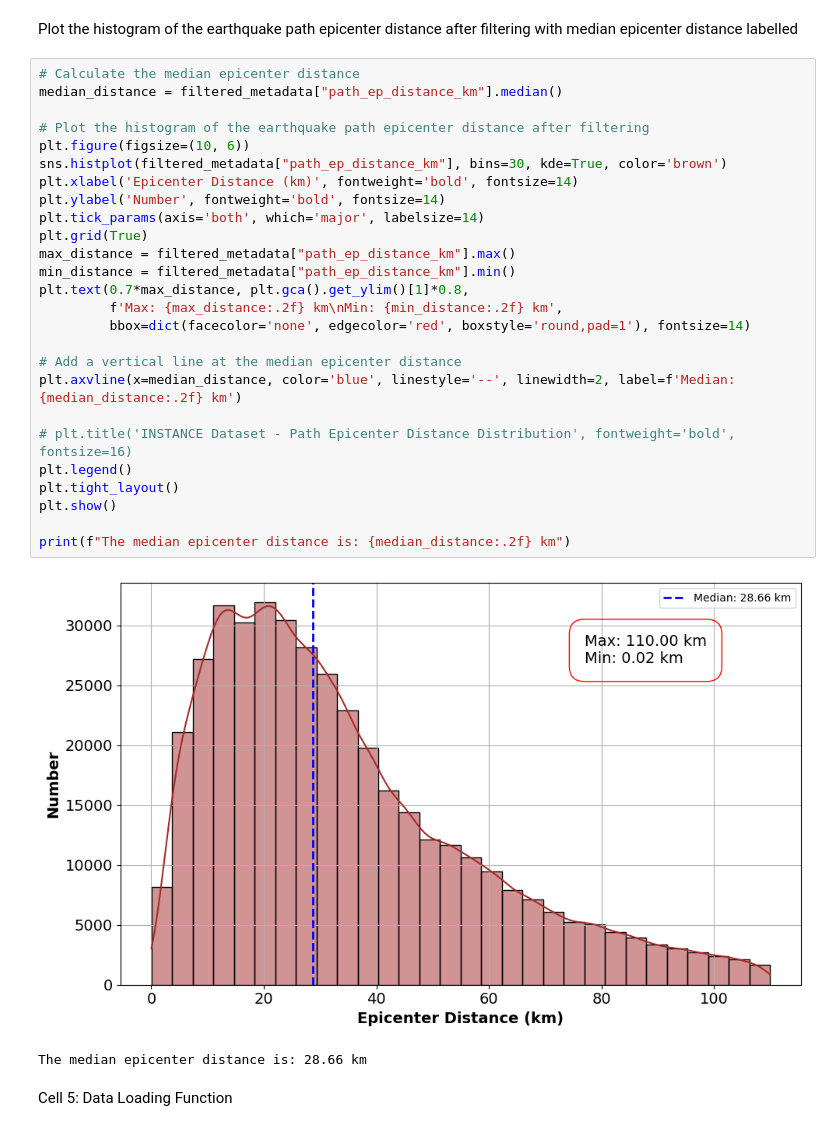
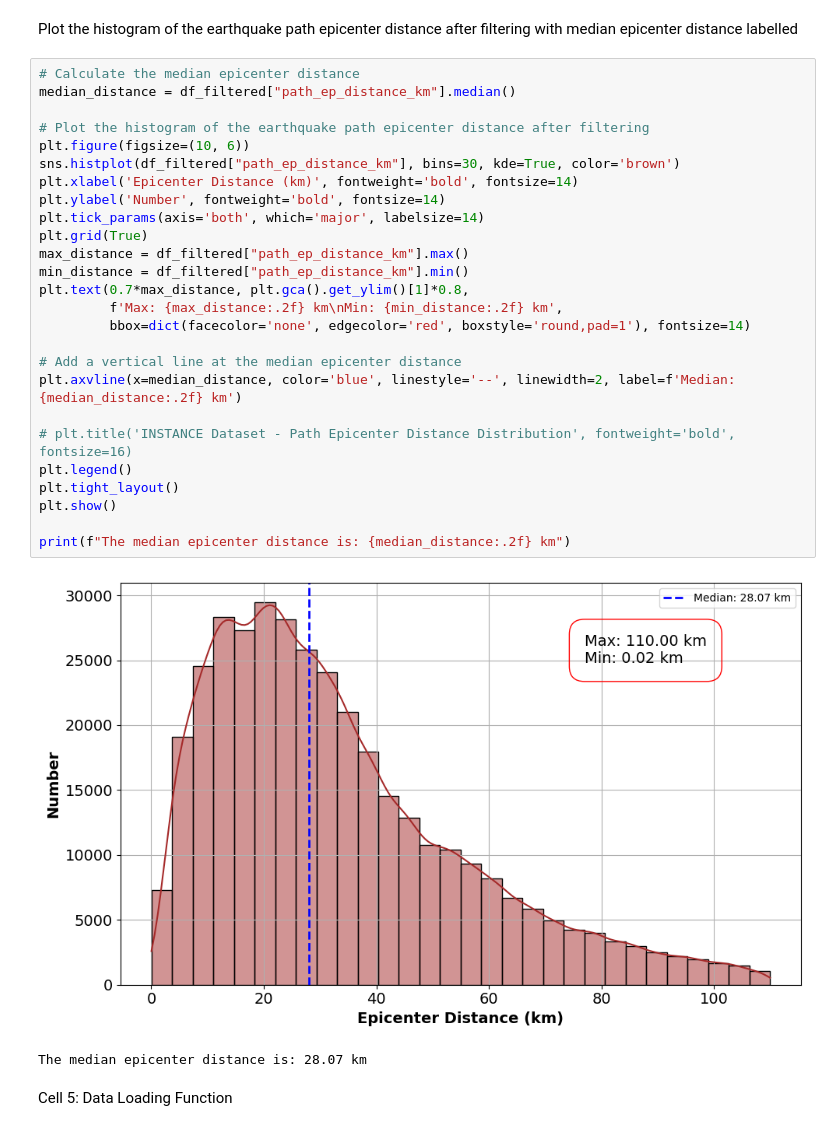
Before and after one commit to RoboRabbit666/Deep-Learning-For-Earthquake-Magnitude-Estimation, a Jupyter notebook: seismogram based data splitting/INSTANCE/Seismogram_Based_Splitting_MO_INSTANCE_Preprocessing_Seisbench.ipynb, the cells around one changed output. Drawn from its saved outputs; the diff is of its cells as text.

```diff
--- a/seismogram based data splitting/INSTANCE/Seismogram_Based_Splitting_MO_INSTANCE_Preprocessing_Seisbench.ipynb
+++ b/seismogram based data splitting/INSTANCE/Seismogram_Based_Splitting_MO_INSTANCE_Preprocessing_Seisbench.ipynb
@@ -360,33 +375,33 @@ plt.show()
 Plot the histogram of the earthquake path epicenter distance after filtering with median epicenter distance labelled
 # %%
 # Calculate the median epicenter distance
-median_distance = filtered_metadata["path_ep_distance_km"].median()
+median_distance = df_filtered["path_ep_distance_km"].median()
 
 # Plot the histogram of the earthquake path epicenter distance after filtering
 plt.figure(figsize=(10, 6))
-sns.histplot(filtered_metadata["path_ep_distance_km"], bins=30, kde=True, color='brown')
+sns.histplot(df_filtered["path_ep_distance_km"], bins=30, kde=True, color='brown')
 plt.xlabel('Epicenter Distance (km)', fontweight='bold', fontsize=14)
 plt.ylabel('Number', fontweight='bold', fontsize=14)
 plt.tick_params(axis='both', which='major', labelsize=14)
 plt.grid(True)
-max_distance = filtered_metadata["path_ep_distance_km"].max()
-min_distance = filtered_metadata["path_ep_distance_km"].min()
+max_distance = df_filtered["path_ep_distance_km"].max()
+min_distance = df_filtered["path_ep_distance_km"].min()
 plt.text(0.7*max_distance, plt.gca().get_ylim()[1]*0.8,
          f'Max: {max_distance:.2f} km\nMin: {min_distance:.2f} km',
          bbox=dict(facecolor='none', edgecolor='red', boxstyle='round,pad=1'), fontsize=14)
 
 # Add a vertical line at the median epicenter distance
 plt.axvline(x=median_distance, color='blue', linestyle='--', linewidth=2, label=f'Median: {median_distance:.2f} km')
 
 # plt.title('INSTANCE Dataset - Path Epicenter Distance Distribution', fontweight='bold', fontsize=16)
 plt.legend()
 plt.tight_layout()
 plt.show()
 
 print(f"The median epicenter distance is: {median_distance:.2f} km")
 # %% [output]
-[figure, old version]
+[figure, new version]
-The median epicenter distance is: 28.66 km
+The median epicenter distance is: 28.07 km
 # %% [markdown]
 Cell 5: Data Loading Function
 # %%
```
Also changed, not shown: parts of 5 cells of this notebook.
